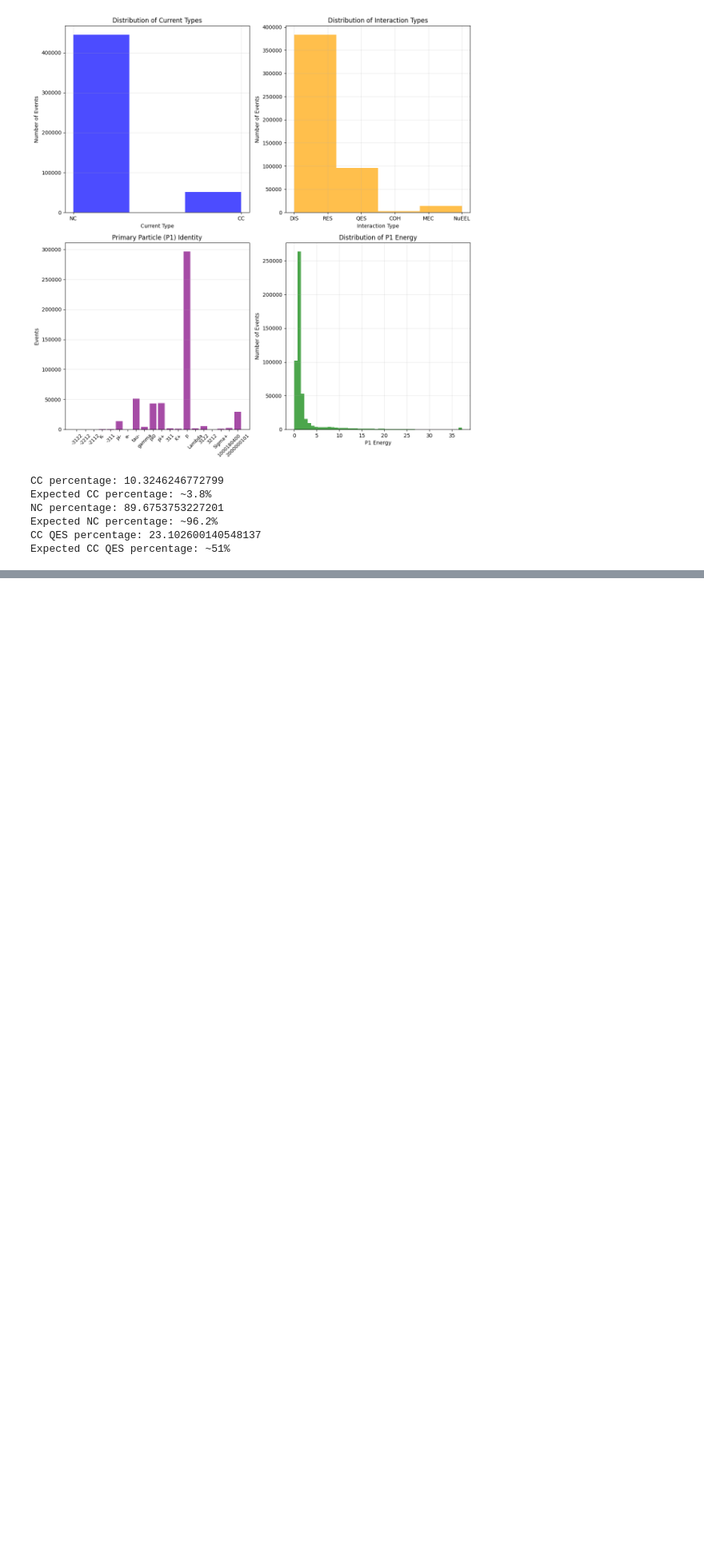
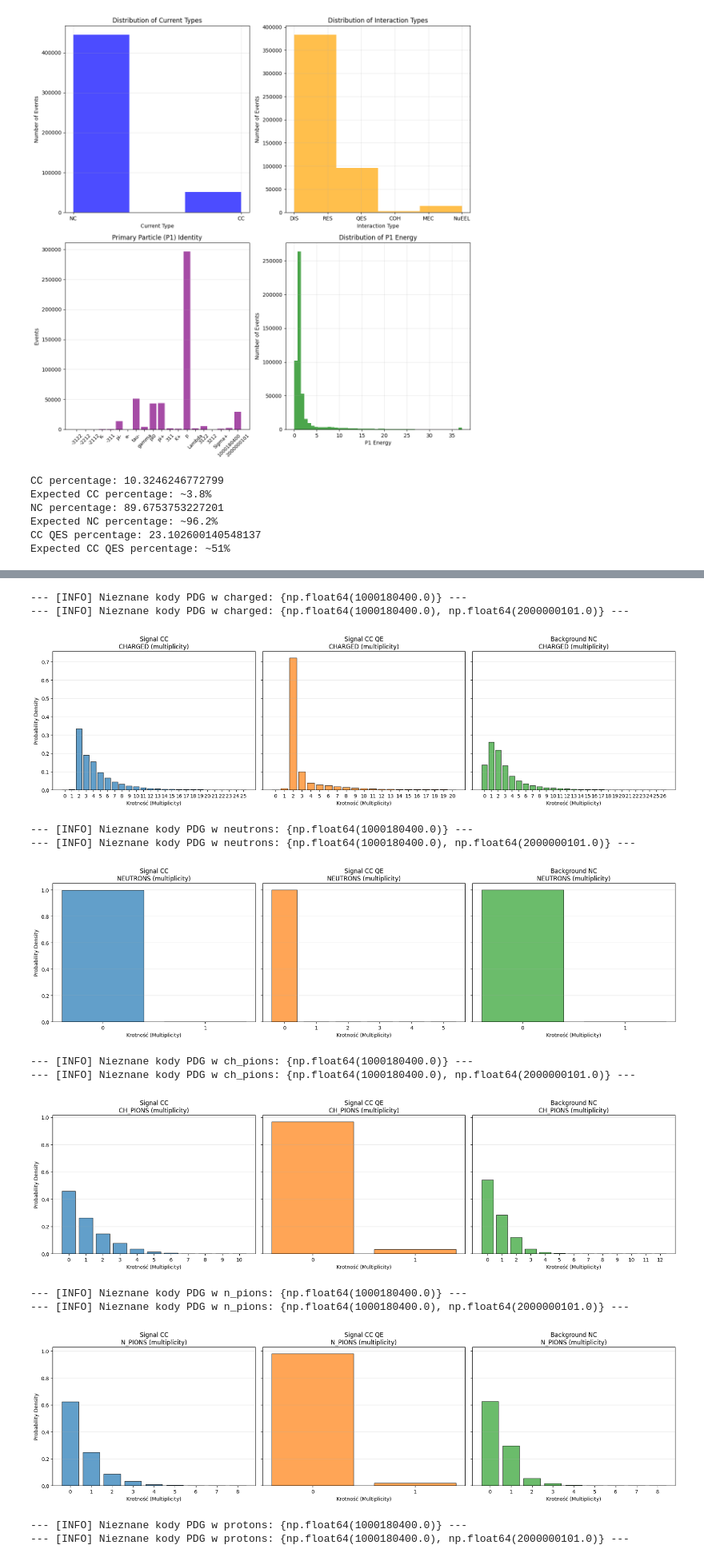
Before and after one commit to PasiekaFUW/Masters_Thesis, a Jupyter notebook: Lab/analysis/GJNuTau.ipynb, the cells around one changed output, grey strips where cells are left out. Shown at 80% size. Saved outputs shown, nothing was run; the diff lists cells and outputs as text; code cells hidden in the pictures; blank space fills up the shorter version.

```diff
--- a/Lab/analysis/GJNuTau.ipynb
+++ b/Lab/analysis/GJNuTau.ipynb
@@ -83,0 +94,29 @@ pf.plot_tau_energy(df_all_stable)
+# %%
+import analysis.scripts.plotting_functions as pf
+importlib.reload(pf)
+
+df_all_stable_CC = df_all_stable[df_all_stable['CCNC'] == 'CC']
+df_all_stable_CC_QES = df_all_stable_CC[df_all_stable_CC['IntType'] == 'QES']
+df_all_stable_NC = df_all_stable[df_all_stable['CCNC'] == 'NC']
+
+
+pf.plot_physics_analysis([df_all_stable_CC, df_all_stable_CC_QES, df_all_stable_NC], 'charged', feature='multiplicity')
+pf.plot_physics_analysis([df_all_stable_CC, df_all_stable_CC_QES, df_all_stable_NC], 'neutrons', feature='multiplicity')
+pf.plot_physics_analysis([df_all_stable_CC, df_all_stable_CC_QES, df_all_stable_NC], 'ch_pions', feature='multiplicity')
+pf.plot_physics_analysis([df_all_stable_CC, df_all_stable_CC_QES, df_all_stable_NC], 'n_pions', feature='multiplicity')
+pf.plot_physics_analysis([df_all_stable_CC, df_all_stable_CC_QES, df_all_stable_NC], 'protons', feature='multiplicity')
+# %% [output]
+--- [INFO] Nieznane kody PDG w charged: {np.float64(1000180400.0)} ---
+--- [INFO] Nieznane kody PDG w charged: {np.float64(1000180400.0), np.float64(2000000101.0)} ---
+[figure, added]
+--- [INFO] Nieznane kody PDG w neutrons: {np.float64(1000180400.0)} ---
+--- [INFO] Nieznane kody PDG w neutrons: {np.float64(1000180400.0), np.float64(2000000101.0)} ---
+[figure, added]
+--- [INFO] Nieznane kody PDG w ch_pions: {np.float64(1000180400.0)} ---
+--- [INFO] Nieznane kody PDG w ch_pions: {np.float64(1000180400.0), np.float64(2000000101.0)} ---
+[figure, added]
+--- [INFO] Nieznane kody PDG w n_pions: {np.float64(1000180400.0)} ---
+--- [INFO] Nieznane kody PDG w n_pions: {np.float64(1000180400.0), np.float64(2000000101.0)} ---
+[figure, added]
+--- [INFO] Nieznane kody PDG w protons: {np.float64(1000180400.0)} ---
+--- [INFO] Nieznane kody PDG w protons: {np.float64(1000180400.0), np.float64(2000000101.0)} ---
```
Also changed, not shown: parts of 8 cells of this notebook, 1 other file.
